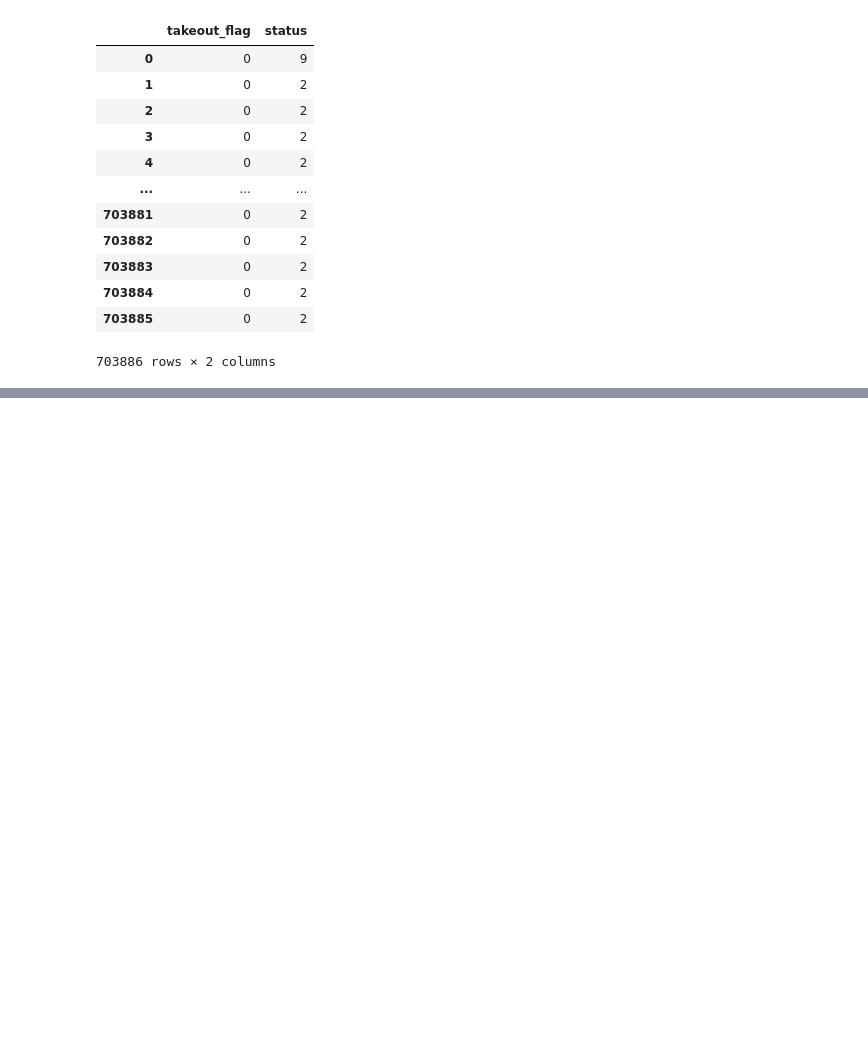
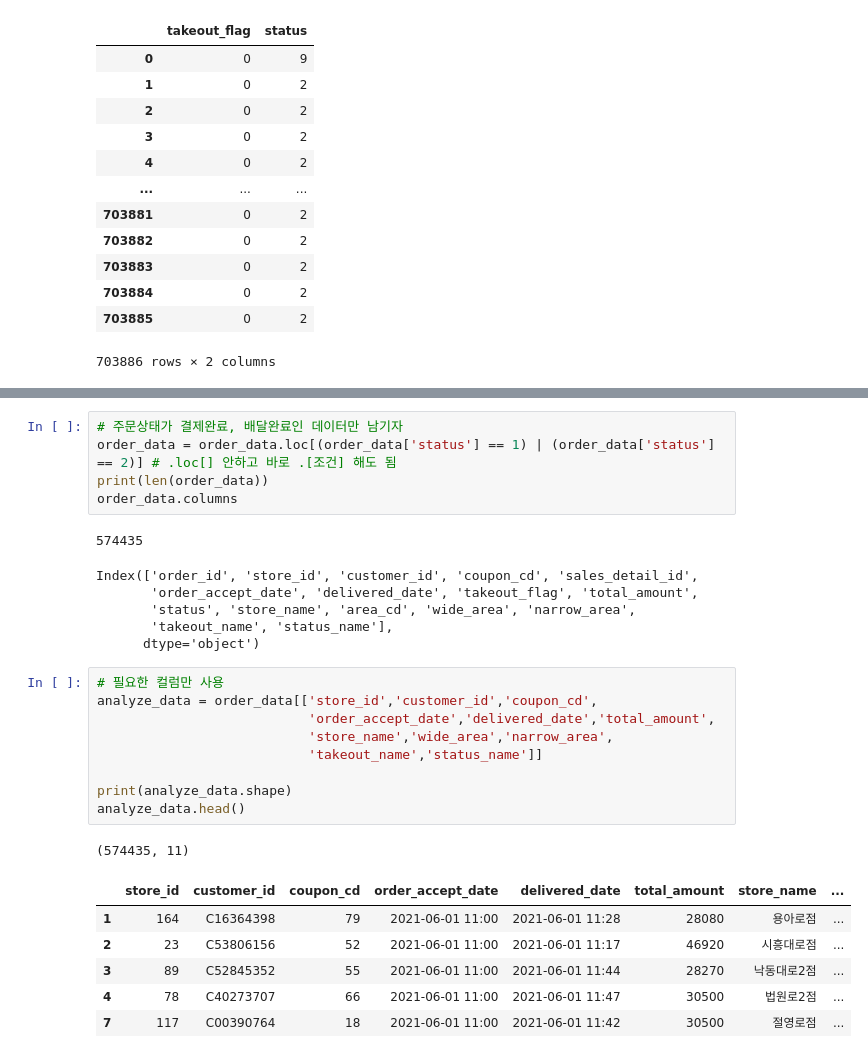
Before and after one commit to kiyong21c/PythonML, a Jupyter notebook: 20221110_Union.ipynb, the cells around one changed output, grey strips where cells are left out. Cells and saved outputs as stored; diff of their text form; blank space fills up the shorter version.

```diff
--- a/20221110_Union.ipynb
+++ b/20221110_Union.ipynb
@@ -300,0 +369,29 @@ array([9, 2, 1])
+# %%
+# 주문상태가 결제완료, 배달완료인 데이터만 남기자
+order_data = order_data.loc[(order_data['status'] == 1) | (order_data['status'] == 2)] # .loc[] 안하고 바로 .[조건] 해도 됨
+print(len(order_data))
+order_data.columns
+# %% [output]
+574435
+Index(['order_id', 'store_id', 'customer_id', 'coupon_cd', 'sales_detail_id',
+       'order_accept_date', 'delivered_date', 'takeout_flag', 'total_amount',
+       'status', 'store_name', 'area_cd', 'wide_area', 'narrow_area',
+       'takeout_name', 'status_name'],
+      dtype='object')
+# %%
+# 필요한 컬럼만 사용
+analyze_data = order_data[['store_id','customer_id','coupon_cd',
+                           'order_accept_date','delivered_date','total_amount',
+                           'store_name','wide_area','narrow_area',
+                           'takeout_name','status_name']]
+
+print(analyze_data.shape)
+analyze_data.head()
+# %% [output]
+(574435, 11)
+|  | store_id | customer_id | coupon_cd | order_accept_date | delivered_date | total_amount | store_name | ... |
+| 1 | 164 | C16364398 | 79 | 2021-06-01 11:00 | 2021-06-01 11:28 | 28080 | 용아로점 | ... |
+| 2 | 23 | C53806156 | 52 | 2021-06-01 11:00 | 2021-06-01 11:17 | 46920 | 시흥대로점 | ... |
+| 3 | 89 | C52845352 | 55 | 2021-06-01 11:00 | 2021-06-01 11:44 | 28270 | 낙동대로2점 | ... |
+| 4 | 78 | C40273707 | 66 | 2021-06-01 11:00 | 2021-06-01 11:47 | 30500 | 법원로2점 | ... |
+| 7 | 117 | C00390764 | 18 | 2021-06-01 11:00 | 2021-06-01 11:42 | 30500 | 절영로점 | ... |
```
Also changed, not shown: parts of 19 cells of this notebook.
